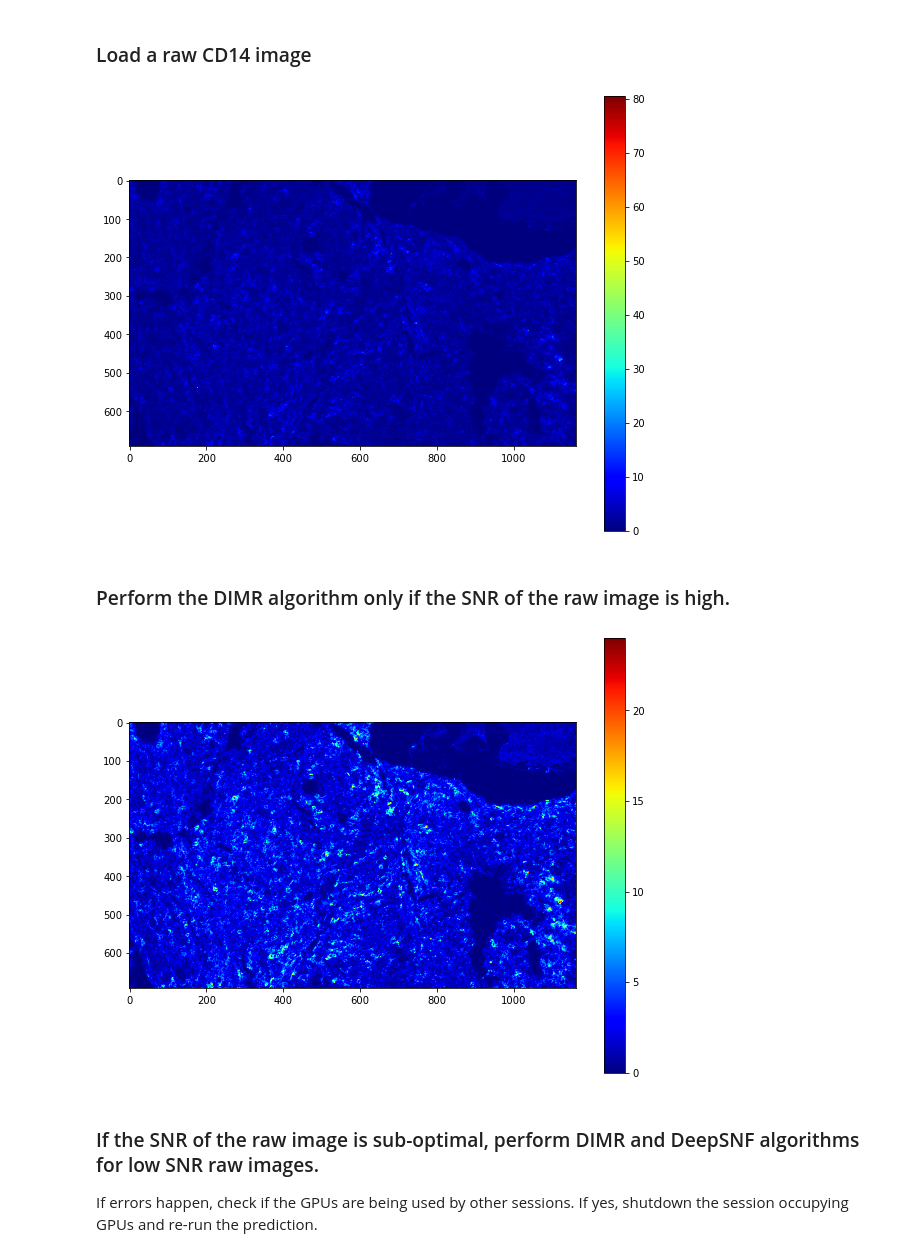
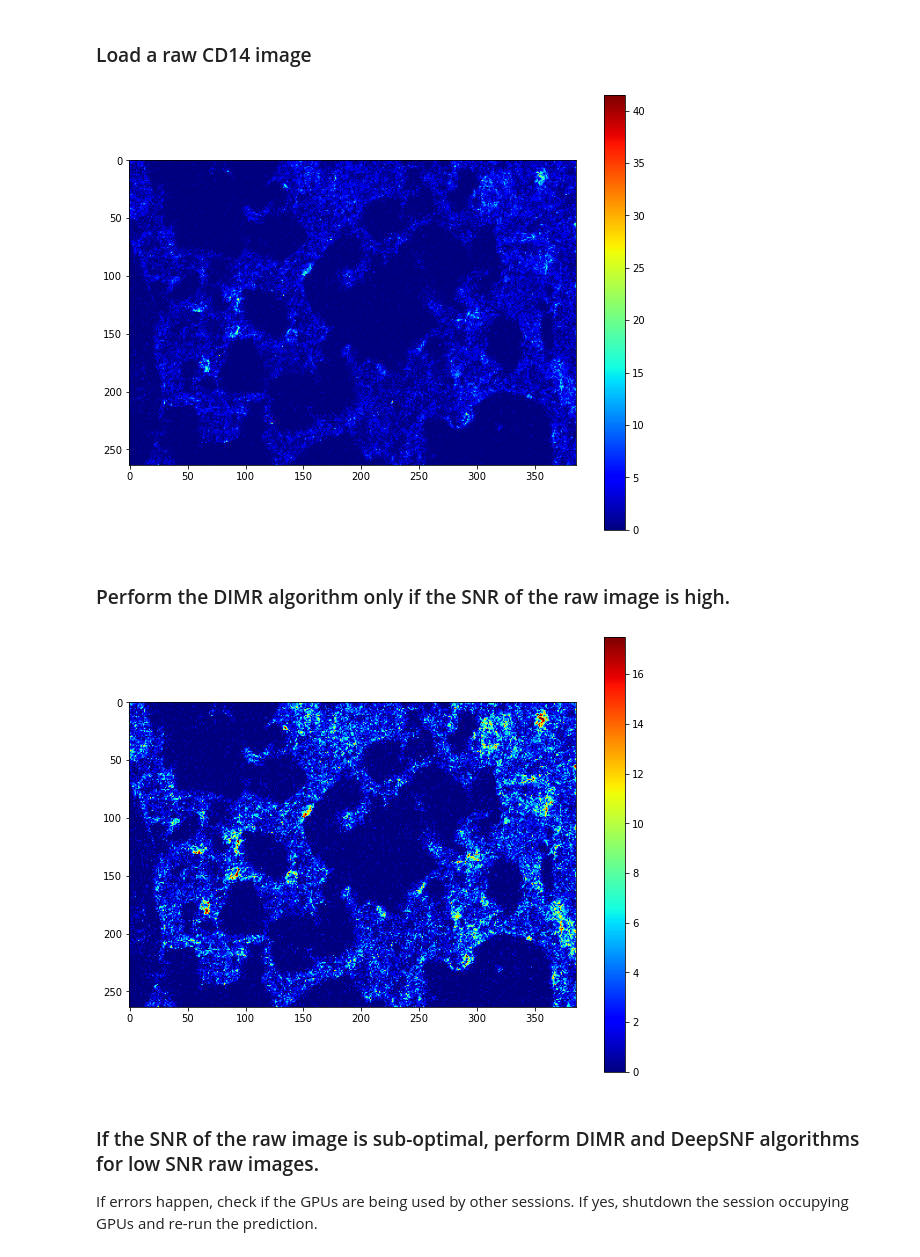
Before and after one commit to PENGLU-WashU/IMC_Denoise, a Jupyter notebook: Jupyter_Notebook_examples/IMC_Denoise_Predict.ipynb, the cells around one changed output. Drawn from its saved outputs; the diff is of its cells as text; code cells hidden in the pictures.

```diff
--- a/Jupyter_Notebook_examples/IMC_Denoise_Predict.ipynb
+++ b/Jupyter_Notebook_examples/IMC_Denoise_Predict.ipynb
@@ -26,14 +26,15 @@ Pre-trained model loaded successfully!
 # %% [markdown]
 ### Load a raw CD14 image
 # %%
-# read a CD38 raw image.
-Img_raw = tp.imread(r'D:\IMC analysis\Raw_IMC_dataset\H1527531_r2\144Nd-CD14_Nd144.tiff')
+# read a CD14 raw image.
+Raw_img_name = 'D:\IMC analysis\Raw_IMC_dataset\F_r2\\144Nd-CD14_Nd144.tiff' # change to your raw image
+Img_raw = tp.imread(Raw_img_name)
 plt.figure(figsize = (10,8))
 plt.imshow(Img_raw, vmin = 0, vmax = 0.5*np.max(Img_raw), cmap = 'jet')
 plt.colorbar()
 plt.show()
 # %% [output]
-[figure, old version]
+[figure, new version]
 # %% [markdown]
 ### Perform the DIMR algorithm only if the SNR of the raw image is high.
 # %%
@@ -46,7 +47,7 @@ plt.imshow(Img_DIMR, vmin = 0, vmax = 0.5*np.max(Img_DIMR), cmap = 'jet')
 plt.colorbar()
 plt.show()
 # %% [output]
-[figure, old version]
+[figure, new version]
 # %% [markdown]
 ### If the SNR of the raw image is sub-optimal, perform DIMR and DeepSNF algorithms for low SNR raw images.
 If errors happen, check if the GPUs are being used by other sessions. If yes, shutdown the session occupying GPUs and re-run the prediction.
```
Also changed, not shown: parts of 1 cell of this notebook.
